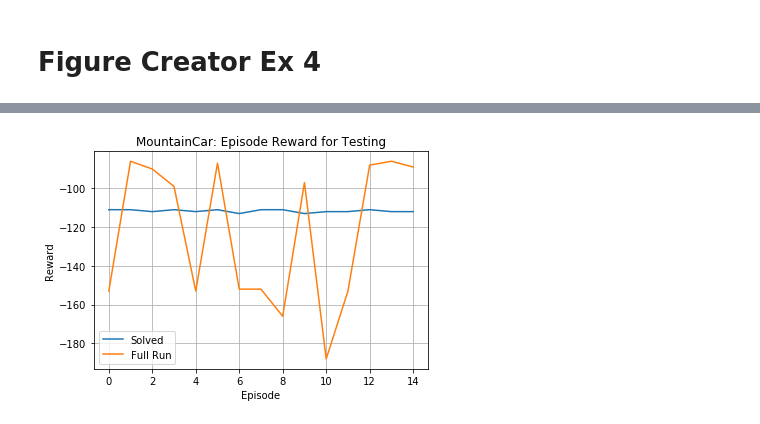
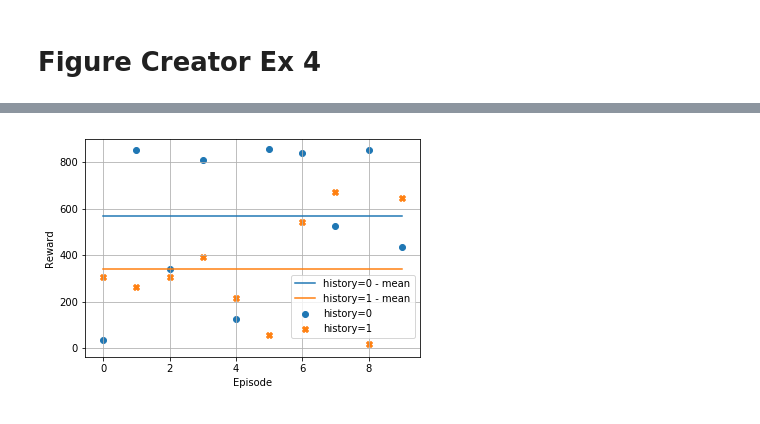
Before and after one commit to AmadeusHovekamp/RoboticsLab, a Jupyter notebook: exercise4_R_NR/Figure Creator.ipynb, the cells around one changed output, grey strips where cells are left out. Saved outputs shown, nothing was run; the diff lists cells and outputs as text; code cells hidden in the pictures.

```diff
--- a/exercise4_R_NR/Figure Creator.ipynb
+++ b/exercise4_R_NR/Figure Creator.ipynb
@@ -52,13 +104,0 @@ plt.savefig(folder_name + "tb_test_episode_reward" + ".pdf")
-# %%
-folder_name = "results/MountainCar-v0/"
-file_name = "tb_train_episode_reward"
-with open(folder_name + file_name + ".json", 'r') as fh:
-    data = json.load(fh)
-    data = np.array(data)
-
-plt.title('MountainCar: Episode Reward during Training')
-plt.xlabel('Episode')
-plt.ylabel('Reward')
-plt.plot(data[:,1], data[:,2])
-plt.grid()
-plt.savefig(folder_name + file_name + ".pdf")
@@ -67,22 +168,27 @@ plt.savefig(folder_name + file_name + ".pdf")
 # %%
-folder_name = "results/MountainCar-v0/"
-file_name = "tb_test_episode_reward_solved"
+folder_name = "results/CarRacing-v0/HistOf0/"
+file_name = "tb_test_episode_reward"
 with open(folder_name + file_name + ".json", 'r') as fh:
     data1 = json.load(fh)
     data1 = np.array(data1)
 
-file_name = "tb_test_episode_reward_fullrun"
+folder_name = "results/CarRacing-v0/HistOf1/"
+file_name = "tb_test_episode_reward"
 with open(folder_name + file_name + ".json", 'r') as fh:
     data2 = json.load(fh)
     data2 = np.array(data2)
 
-plt.title('MountainCar: Episode Reward for Testing')
+# print(data1)
+
 plt.xlabel('Episode')
 plt.ylabel('Reward')
-plt.plot(data1[:,1], data1[:,2], label='Solved')
-plt.plot(data2[:,1], data2[:,2], label='Full Run')
+plt.scatter(data1[:,1], data1[:,2], label='history=0', marker='o')#, linewidth=0, markersize=8)
+# print(np.mean(data1[:,2]))
+plt.plot(range(10), np.mean(data1[:,2])*np.ones(10), label="history=0 - mean")
+plt.scatter(data2[:,1], data2[:,2], label='history=1', marker='X')#, linewidth=0, markersize=8)
+plt.plot(range(10), np.mean(data2[:,2])*np.ones(10), label="history=1 - mean")
 plt.grid()
-plt.legend()
-plt.savefig(folder_name + "tb_test_episode_reward" + ".pdf")
+plt.legend(loc=9, bbox_to_anchor=(0.8, 0.40))
+plt.savefig(folder_name + "tb_test_reward" + ".pdf")
 # %% [output]
-[figure, old version]
+[figure, new version]
```
Also changed, not shown: parts of 6 cells of this notebook, 53 other files.
